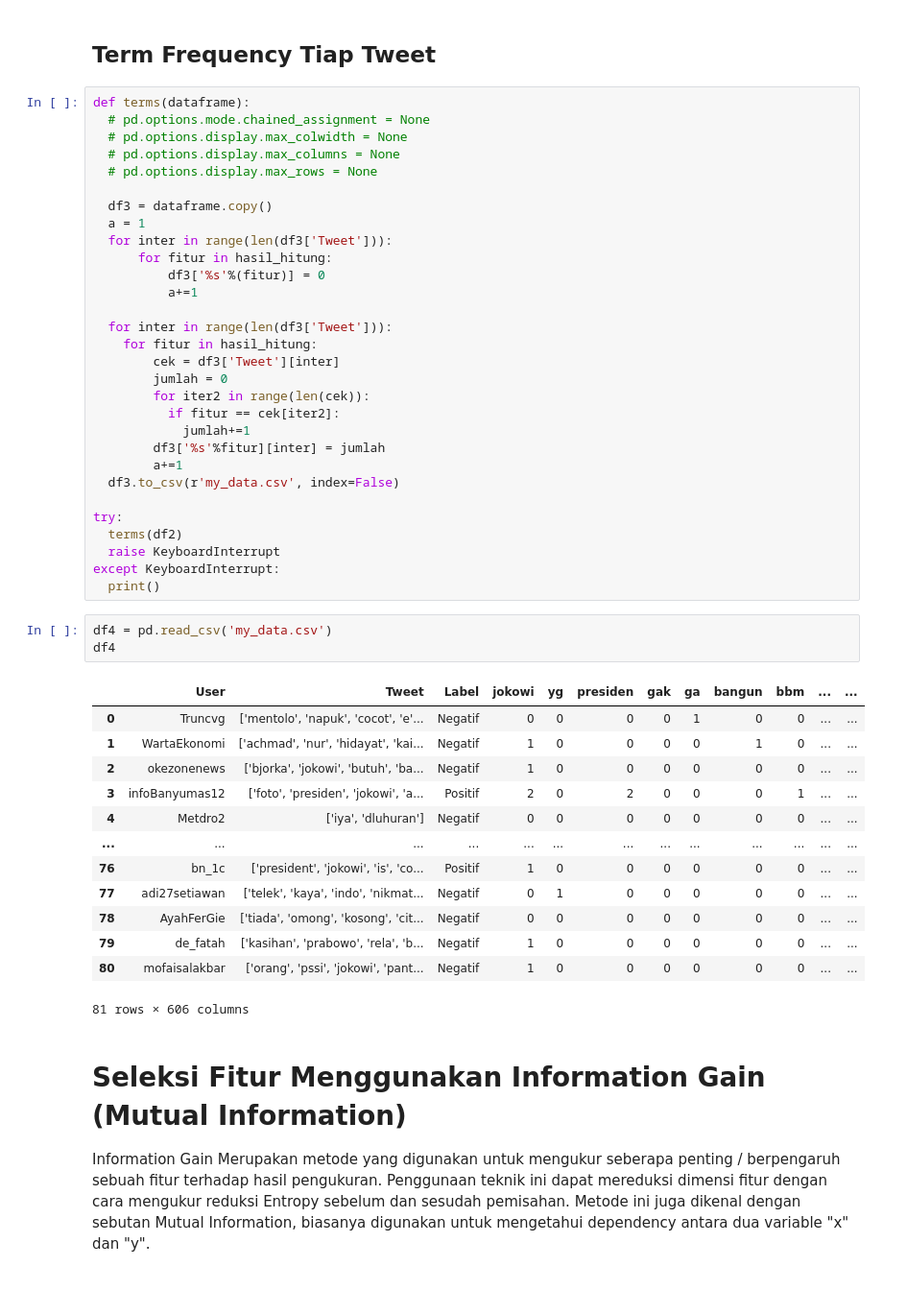
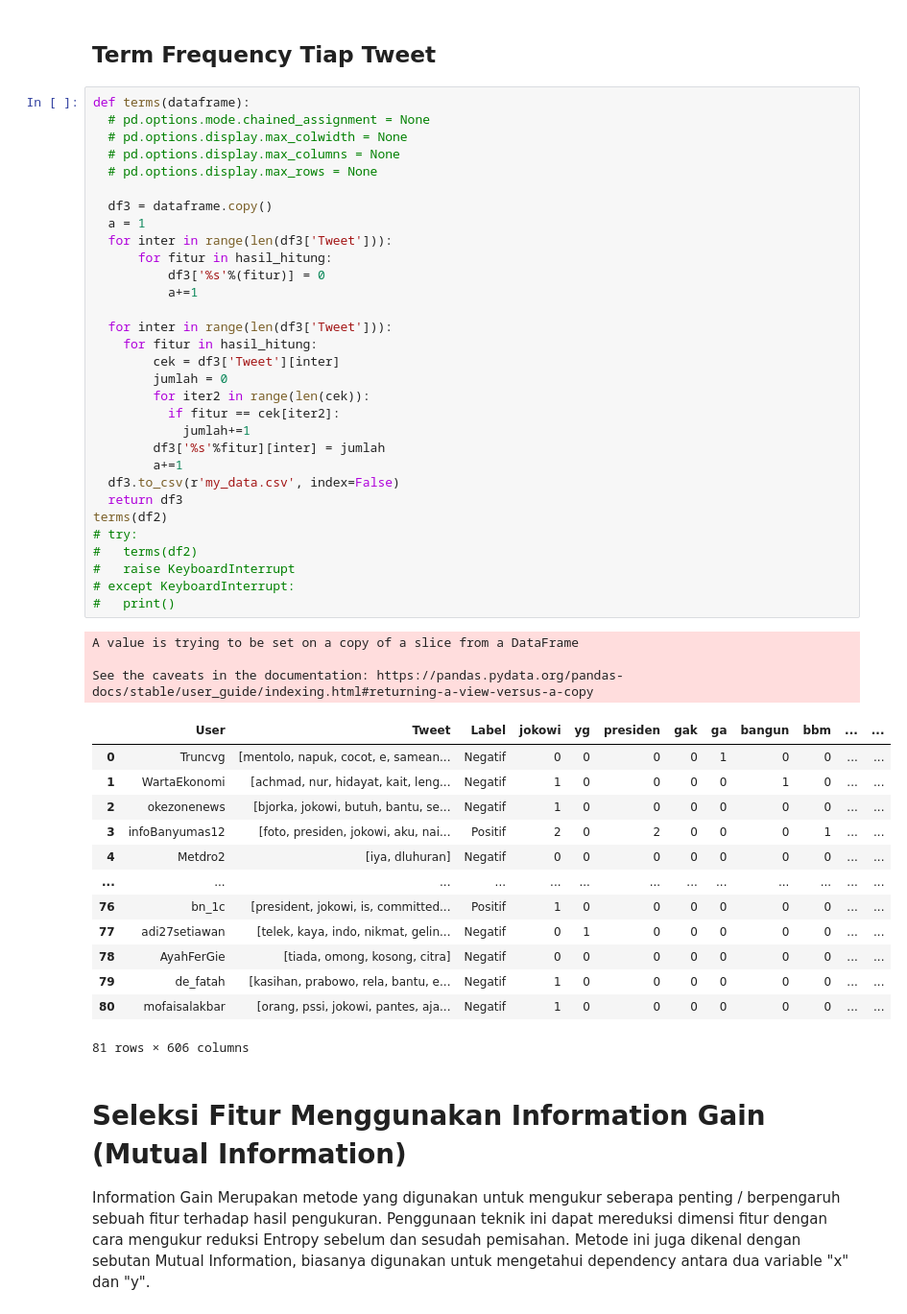
Before and after one commit to smilesense/Web-Mining, a Jupyter notebook: _sources/notebooks.ipynb, the cells around one changed output. Shown: that part at 96% size. Cells and saved outputs as stored; diff of their text form; blank space fills up the shorter version.

```diff
--- a/_sources/notebooks.ipynb
+++ b/_sources/notebooks.ipynb
@@ -303,50 +303,51 @@ print(hasil_hitung)
 # %%
 def terms(dataframe):
   # pd.options.mode.chained_assignment = None
   # pd.options.display.max_colwidth = None
   # pd.options.display.max_columns = None
   # pd.options.display.max_rows = None
 
   df3 = dataframe.copy()
   a = 1
   for inter in range(len(df3['Tweet'])):
       for fitur in hasil_hitung:
           df3['%s'%(fitur)] = 0
           a+=1
 
   for inter in range(len(df3['Tweet'])):
     for fitur in hasil_hitung:
         cek = df3['Tweet'][inter]
         jumlah = 0
         for iter2 in range(len(cek)):
           if fitur == cek[iter2]:
             jumlah+=1
         df3['%s'%fitur][inter] = jumlah
         a+=1
   df3.to_csv(r'my_data.csv', index=False)
-
-try:
-  terms(df2)
-  raise KeyboardInterrupt
-except KeyboardInterrupt:
-  print()
+  return df3
+terms(df2)
+# try:
+#   terms(df2)
+#   raise KeyboardInterrupt
+# except KeyboardInterrupt:
+#   print()
+# %% [output]
+A value is trying to be set on a copy of a slice from a DataFrame
+
+See the caveats in the documentation: https://pandas.pydata.org/pandas-docs/stable/user_guide/indexing.html#returning-a-view-versus-a-copy
+|  | User | Tweet | Label | jokowi | yg | presiden | gak | ga | bangun | bbm | ... | ... |
+| 0 | Truncvg | [mentolo, napuk, cocot, e, samean... | Negatif | 0 | 0 | 0 | 0 | 1 | 0 | 0 | ... | ... |
+| 1 | WartaEkonomi | [achmad, nur, hidayat, kait, leng... | Negatif | 1 | 0 | 0 | 0 | 0 | 1 | 0 | ... | ... |
+| 2 | okezonenews | [bjorka, jokowi, butuh, bantu, se... | Negatif | 1 | 0 | 0 | 0 | 0 | 0 | 0 | ... | ... |
+| 3 | infoBanyumas12 | [foto, presiden, jokowi, aku, nai... | Positif | 2 | 0 | 2 | 0 | 0 | 0 | 1 | ... | ... |
+| 4 | Metdro2 | [iya, dluhuran] | Negatif | 0 | 0 | 0 | 0 | 0 | 0 | 0 | ... | ... |
+| ... | ... | ... | ... | ... | ... | ... | ... | ... | ... | ... | ... | ... |
+| 76 | bn_1c | [president, jokowi, is, committed... | Positif | 1 | 0 | 0 | 0 | 0 | 0 | 0 | ... | ... |
+| 77 | adi27setiawan | [telek, kaya, indo, nikmat, gelin... | Negatif | 0 | 1 | 0 | 0 | 0 | 0 | 0 | ... | ... |
+| 78 | AyahFerGie | [tiada, omong, kosong, citra] | Negatif | 0 | 0 | 0 | 0 | 0 | 0 | 0 | ... | ... |
+| 79 | de_fatah | [kasihan, prabowo, rela, bantu, e... | Negatif | 1 | 0 | 0 | 0 | 0 | 0 | 0 | ... | ... |
+| 80 | mofaisalakbar | [orang, pssi, jokowi, pantes, aja... | Negatif | 1 | 0 | 0 | 0 | 0 | 0 | 0 | ... | ... |
+81 rows × 606 columns
-# %%
-df4 = pd.read_csv('my_data.csv')
-df4
-# %% [output]
-|  | User | Tweet | Label | jokowi | yg | presiden | gak | ga | bangun | bbm | ... | ... |
-| 0 | Truncvg | ['mentolo', 'napuk', 'cocot', 'e'... | Negatif | 0 | 0 | 0 | 0 | 1 | 0 | 0 | ... | ... |
-| 1 | WartaEkonomi | ['achmad', 'nur', 'hidayat', 'kai... | Negatif | 1 | 0 | 0 | 0 | 0 | 1 | 0 | ... | ... |
-| 2 | okezonenews | ['bjorka', 'jokowi', 'butuh', 'ba... | Negatif | 1 | 0 | 0 | 0 | 0 | 0 | 0 | ... | ... |
-| 3 | infoBanyumas12 | ['foto', 'presiden', 'jokowi', 'a... | Positif | 2 | 0 | 2 | 0 | 0 | 0 | 1 | ... | ... |
-| 4 | Metdro2 | ['iya', 'dluhuran'] | Negatif | 0 | 0 | 0 | 0 | 0 | 0 | 0 | ... | ... |
-| ... | ... | ... | ... | ... | ... | ... | ... | ... | ... | ... | ... | ... |
-| 76 | bn_1c | ['president', 'jokowi', 'is', 'co... | Positif | 1 | 0 | 0 | 0 | 0 | 0 | 0 | ... | ... |
-| 77 | adi27setiawan | ['telek', 'kaya', 'indo', 'nikmat... | Negatif | 0 | 1 | 0 | 0 | 0 | 0 | 0 | ... | ... |
-| 78 | AyahFerGie | ['tiada', 'omong', 'kosong', 'cit... | Negatif | 0 | 0 | 0 | 0 | 0 | 0 | 0 | ... | ... |
-| 79 | de_fatah | ['kasihan', 'prabowo', 'rela', 'b... | Negatif | 1 | 0 | 0 | 0 | 0 | 0 | 0 | ... | ... |
-| 80 | mofaisalakbar | ['orang', 'pssi', 'jokowi', 'pant... | Negatif | 1 | 0 | 0 | 0 | 0 | 0 | 0 | ... | ... |
-81 rows × 606 columns
 # %% [markdown]
 # **Seleksi Fitur Menggunakan Information Gain (Mutual Information)**
 
```
Also changed, not shown: parts of 8 cells of this notebook, 4 other files.
